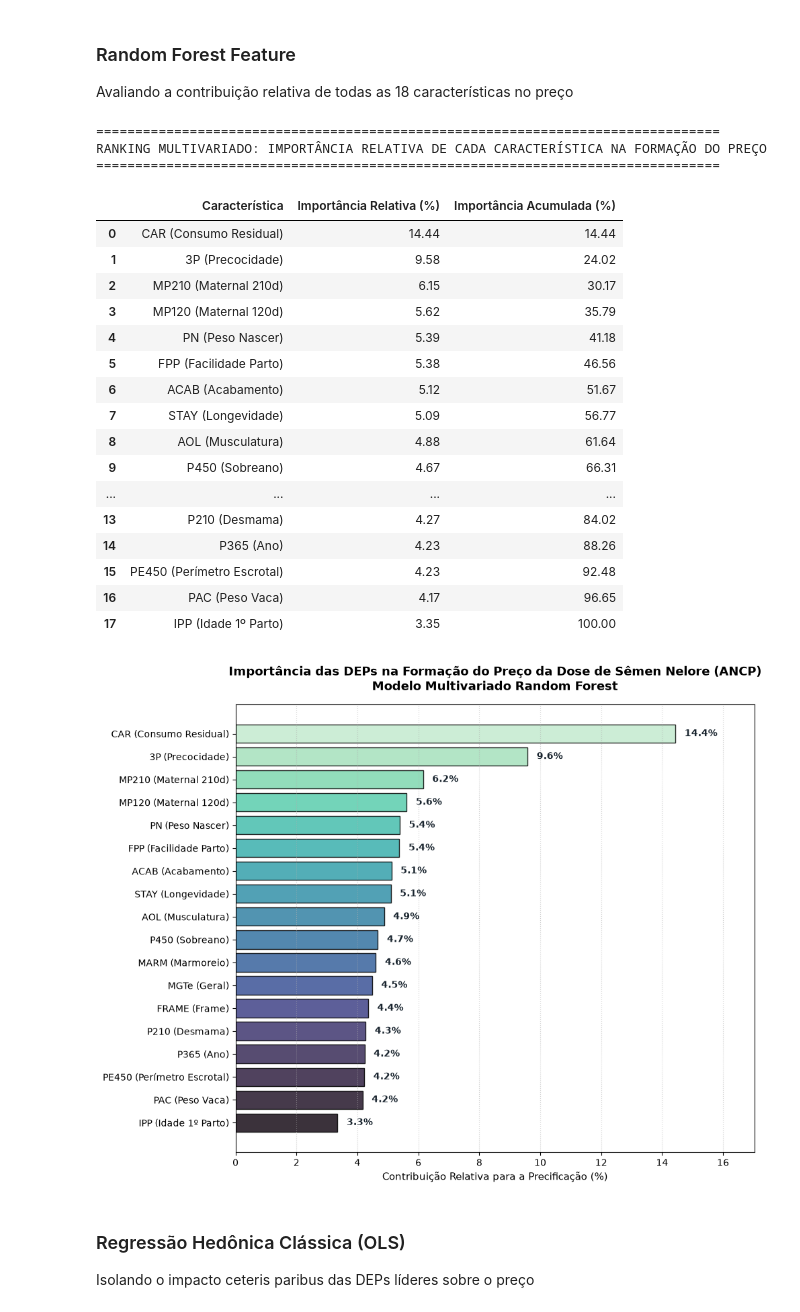
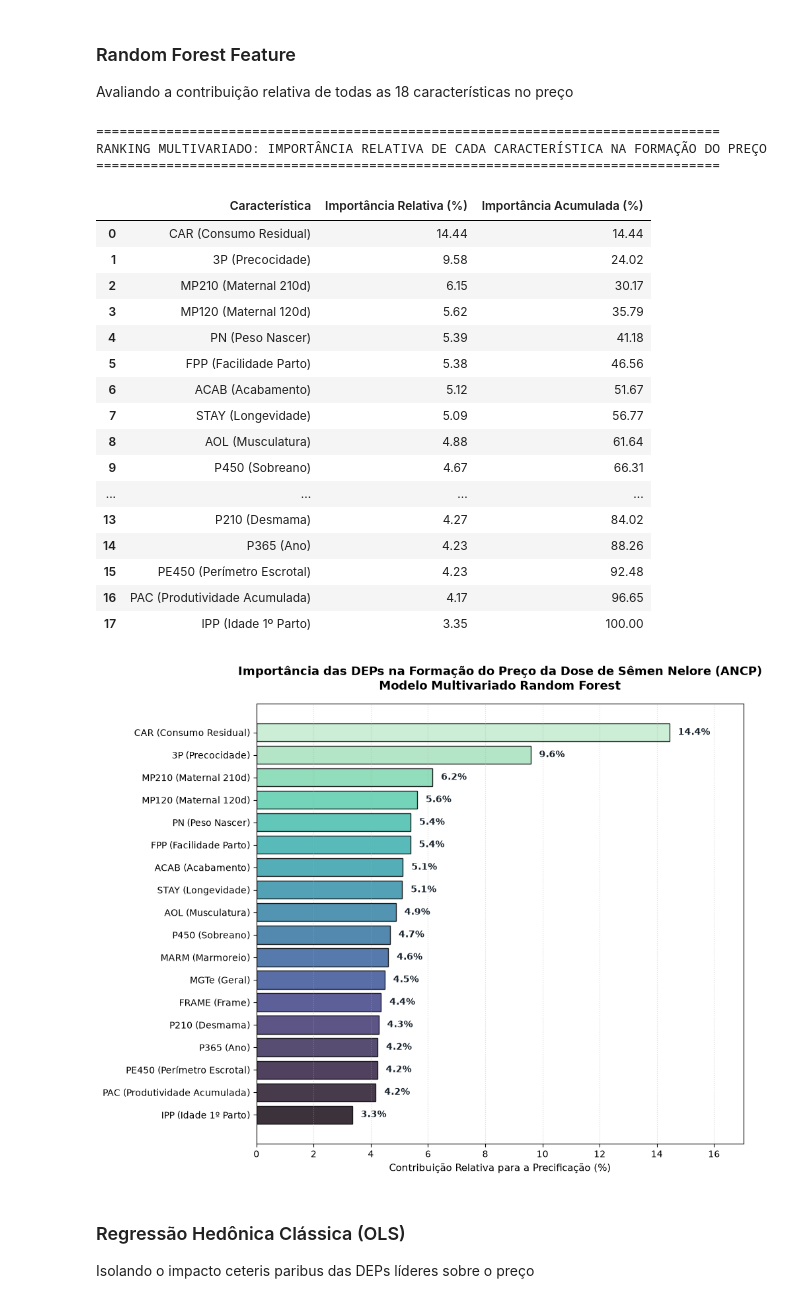
Before and after one commit to Sandro-IFTM/Rafael_Proj04, a Jupyter notebook: 05_multivariada_deps.ipynb, the cells around one changed output. Saved outputs shown, nothing was run; the diff lists cells and outputs as text; code cells hidden in the pictures.

```diff
--- a/05_multivariada_deps.ipynb
+++ b/05_multivariada_deps.ipynb
@@ -37,7 +37,7 @@ features_dict = {
     'P365_TOP': 'P365 (Ano)',
     'P450_TOP': 'P450 (Sobreano)',
     'FRAME_TOP': 'FRAME (Frame)',
-    'PAC_TOP': 'PAC (Peso Vaca)',
+    'PAC_TOP': 'PAC (Produtividade Acumulada)',
     '3P_TOP': '3P (Precocidade)',
     'IPP_TOP': 'IPP (Idade 1º Parto)',
     'STAY_TOP': 'STAY (Longevidade)',
@@ -91,35 +91,35 @@ for b in barras:
     plt.text(w + 0.3, b.get_y() + b.get_height()/2, f"{w:.1f}%",
              va='center', ha='left', fontsize=10, fontweight='bold', color='#1a252f')
 
 plt.title("Importância das DEPs na Formação do Preço da Dose de Sêmen Nelore (ANCP)\nModelo Multivariado Random Forest",
           fontsize=13, fontweight='bold', pad=15)
 plt.xlabel("Contribuição Relativa para a Precificação (%)", fontsize=11)
 plt.xlim(0, importancias.max() * 1.18)
 plt.grid(axis='x', linestyle=':', alpha=0.6)
 plt.tight_layout()
 plt.show()
 # %% [output]
 ================================================================================
 RANKING MULTIVARIADO: IMPORTÂNCIA RELATIVA DE CADA CARACTERÍSTICA NA FORMAÇÃO DO PREÇO
 ================================================================================
 |  | Característica | Importância Relativa (%) | Importância Acumulada (%) |
 | 0 | CAR (Consumo Residual) | 14.44 | 14.44 |
 | 1 | 3P (Precocidade) | 9.58 | 24.02 |
 | 2 | MP210 (Maternal 210d) | 6.15 | 30.17 |
 | 3 | MP120 (Maternal 120d) | 5.62 | 35.79 |
 | 4 | PN (Peso Nascer) | 5.39 | 41.18 |
 | 5 | FPP (Facilidade Parto) | 5.38 | 46.56 |
 | 6 | ACAB (Acabamento) | 5.12 | 51.67 |
 | 7 | STAY (Longevidade) | 5.09 | 56.77 |
 | 8 | AOL (Musculatura) | 4.88 | 61.64 |
 | 9 | P450 (Sobreano) | 4.67 | 66.31 |
 | ... | ... | ... | ... |
 | 13 | P210 (Desmama) | 4.27 | 84.02 |
 | 14 | P365 (Ano) | 4.23 | 88.26 |
 | 15 | PE450 (Perímetro Escrotal) | 4.23 | 92.48 |
-| 16 | PAC (Peso Vaca) | 4.17 | 96.65 |
+| 16 | PAC (Produtividade Acumulada) | 4.17 | 96.65 |
 | 17 | IPP (Idade 1º Parto) | 3.35 | 100.00 |
-[figure, old version]
+[figure, new version]
 # %% [markdown]
 ### Regressão Hedônica Clássica (OLS)
 
```
Also changed, not shown: parts of 3 cells of this notebook, 6 other files.
